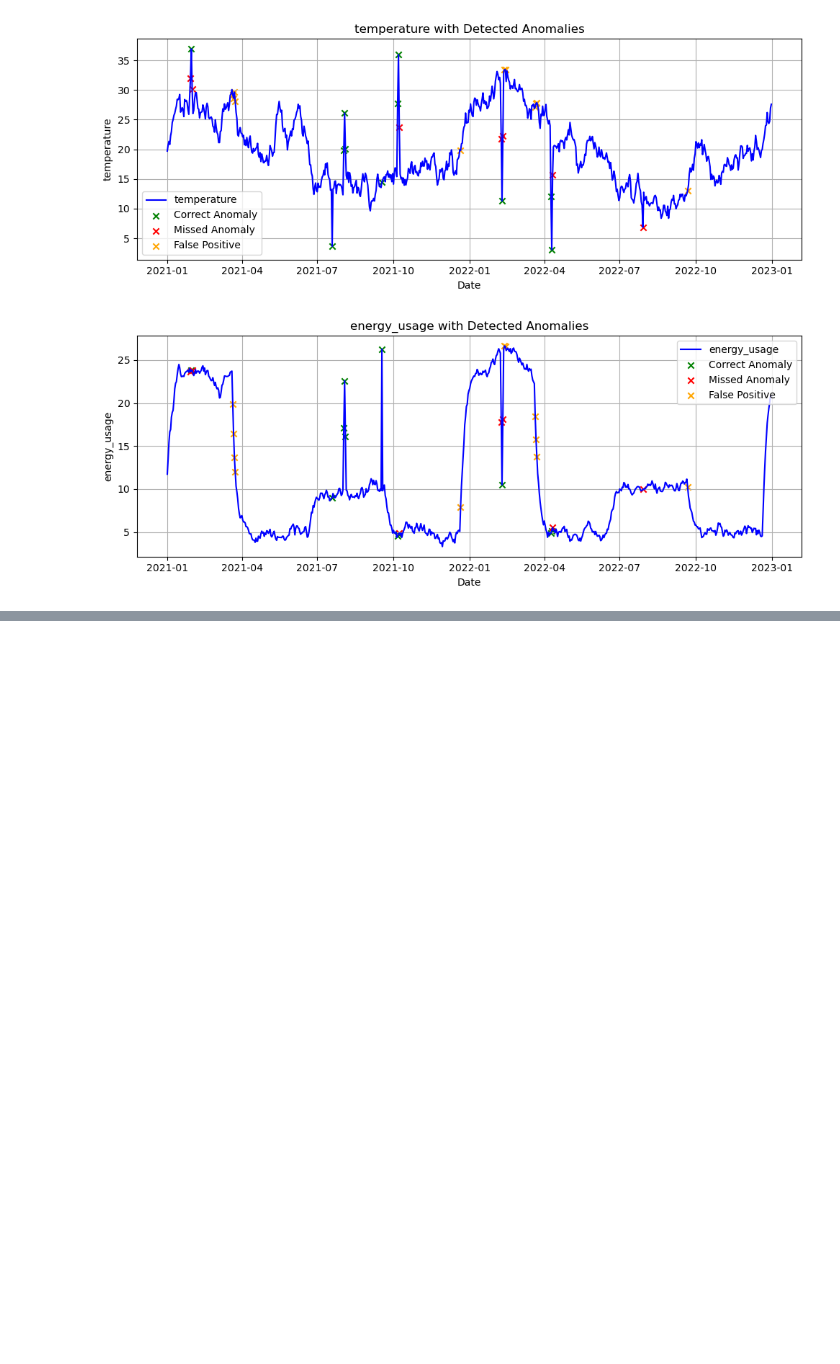
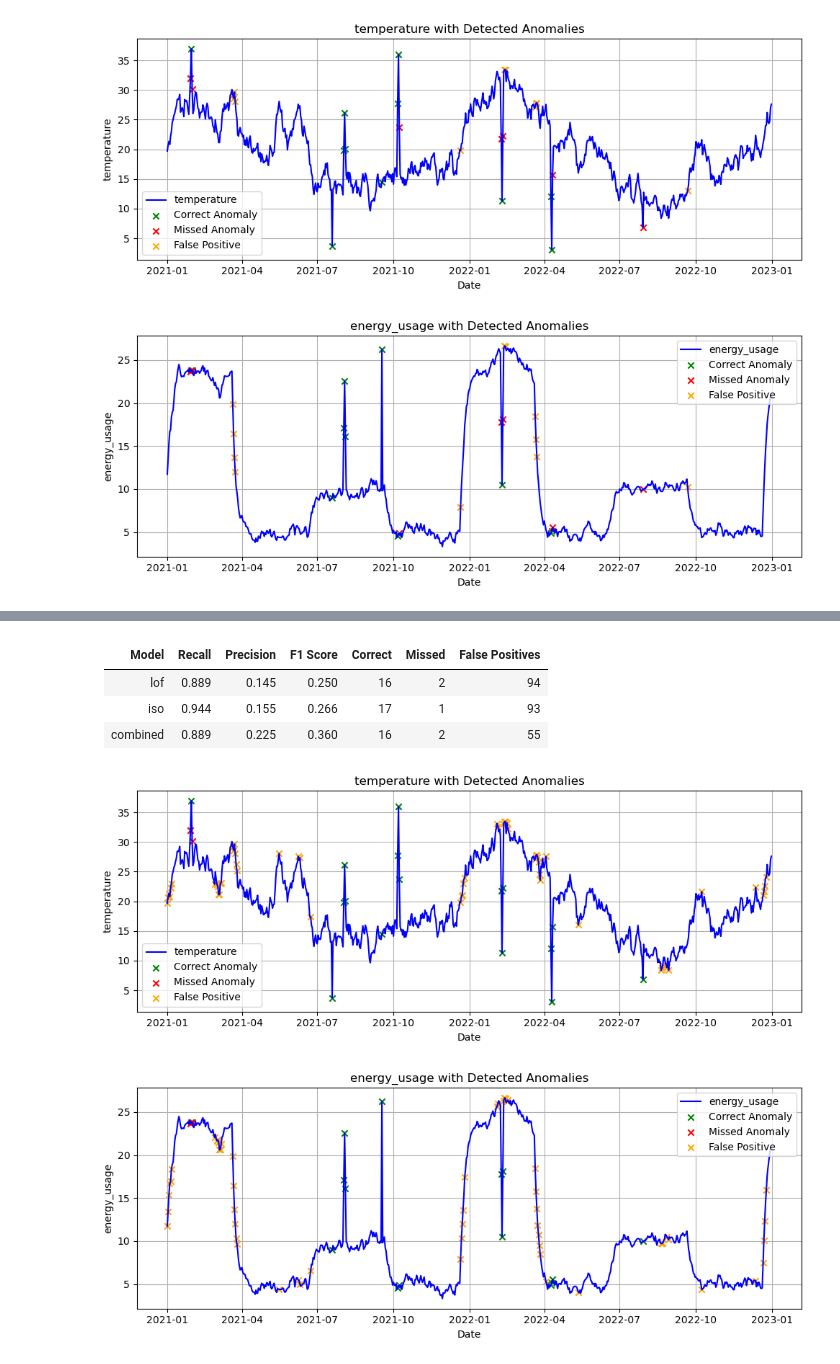
Before and after one commit to jepollock/ai_masters, a Jupyter notebook: AIML420/assignment2/part2.ipynb, the cells around one changed output, grey strips where cells are left out. Saved outputs shown, nothing was run; the diff lists cells and outputs as text; code cells hidden in the pictures; blank space fills up the shorter version.

```diff
--- a/AIML420/assignment2/part2.ipynb
+++ b/AIML420/assignment2/part2.ipynb
@@ -845,3 +845,6 @@ For ensemble, create weaker models for both Isolation Forest and Local Outlier F
+# %%
+def lofPreProcessingImproved(dataframe):
+    return dropColumns(dataframe,  columns = DEFAULT_COLUMNS_TO_DROP + ['humidity', 'year', 'season_encoded_sin', 'season_encoded_cos'])
 # %% [markdown]
 #### Local Outlier Factor Improved Pre-Processing
 # %%
@@ -978,4 +981,14 @@ Equal frequency with decile buckets performed slightlye worse than equal range b
 Bucketing energy_usage decreased performance using either equal frequency or equal range.
 
 Transforming Day_of_Year to Day_Of_Week and Week_Of_Year reduced performance over bucketing.
+# %%
+def isoPreProcessingImproved(dataframe):
+    retval = dropColumns(dataframe,
+                    columns = DEFAULT_COLUMNS_TO_DROP + ['humidity', 'year', 'day_of_year_sin', 'day_of_year_cos'])
+    retval['temperature_binned'] = pd.cut(
+        retval['temperature'], bins=10, labels=False)
+    # retval['temperature_binned'] = pd.qcut(
+    #     retval['temperature'], q=25, labels=False)
+    retval.drop(columns=['temperature'])
+    return retval
 # %%
@@ -1366,0 +1476,52 @@ See if the improved dataset helps with the Isolation Trees, and combine them int
+# %%
+# Intersect the two learners
+# LOF - {0.3, 30} => 18, 201
+# ISO - {0.3, 30} => 18, 201
+
+contamination = 0.3
+n_neighbours = 30
+n_estimators = 50
+
+# LOF { 0.15, 40} => 16, 2, 94
+# ISO { 0.15, 100} => 17, 1, 93
+contamination = 0.15
+n_neighbours = 40
+n_estimators = 100
+
+dflof = lofPreProcessingImproved(df2122Transformed)
+dfiso = isoPreProcessingImproved(df2122Transformed)
+
+local_outlier_factor = LocalOutlierFactor(n_neighbors=n_neighbours, contamination=contamination)
+lof_labels = local_outlier_factor.fit_predict(dflof)
+
+isolation_forest = IsolationForest(random_state=random_seed, contamination=contamination, n_estimators=n_estimators)
+if_labels = isolation_forest.fit_predict(dfiso)
+summed_labels = lof_labels + if_labels
+
+def rescale(x):
+    if x <= -2:
+         return -1
+    return 1
+combined_labels = np.fromiter(map(rescale, summed_labels), np.int8)
+
+ensemble_table = start_table()
+evaluate_predictions(y_true=y2122, y_pred=lof_labels, model_name=f"lof", header=False, table=ensemble_table)
+evaluate_predictions(y_true=y2122, y_pred=if_labels, model_name=f"iso", header=False, table=ensemble_table)
+evaluate_predictions(y_true=y2122, y_pred=combined_labels, model_name=f"combined", header=False, table=ensemble_table)
+ensemble_table.report()
+
+plot_detection(df=df2122Transformed, y_true=y2122, y_pred=combined_labels, start_day=1, start_year=2021, end_day=365, end_year=2022, feature="temperature")
+plot_detection(df=df2122Transformed, y_true=y2122, y_pred=combined_labels, start_day=1, start_year=2021, end_day=365, end_year=2022, feature="energy_usage")
+
+
+# Why the same values? <shrug>
+
+# Intersect the Y's, looking for values in both.
+# %% [output]
+| Model | Recall | Precision | F1 Score | Correct | Missed | False Positives |
+| --- | --- | --- | --- | --- | --- | --- |
+| lof | 0.889 | 0.145 | 0.250 | 16 | 2 | 94 |
+| iso | 0.944 | 0.155 | 0.266 | 17 | 1 | 93 |
+| combined | 0.889 | 0.225 | 0.360 | 16 | 2 | 55 |
+[figure, added]
+[figure, added]
```
Also changed, not shown: parts of 10 cells of this notebook.
